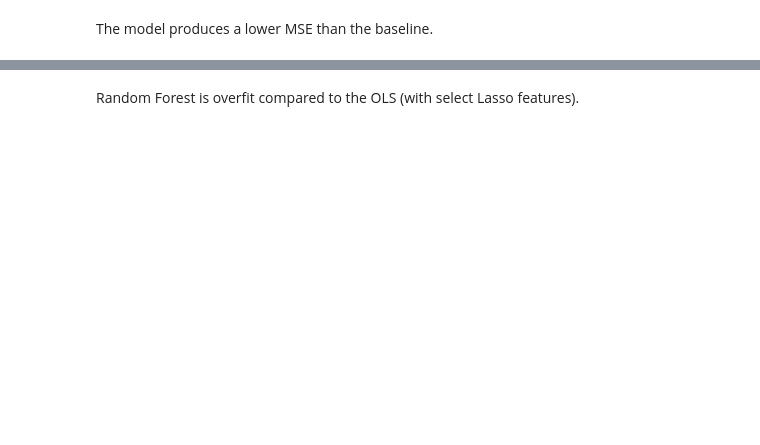
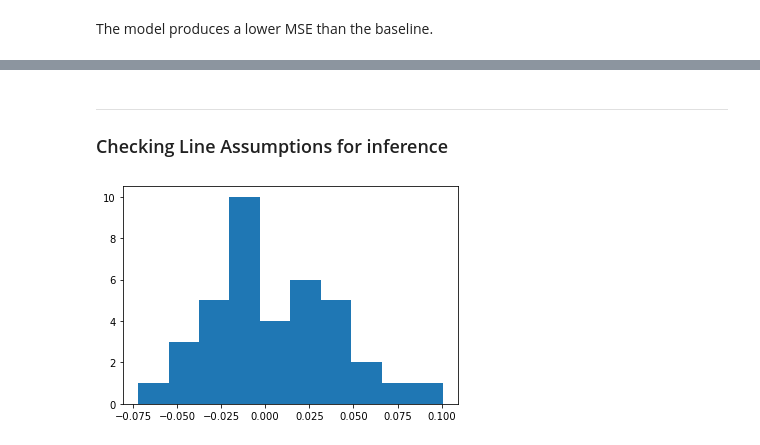
Before and after one commit to pemurp19/Predicting-HDI---Human-Development-Indicators, a Jupyter notebook: code/linear_regression.ipynb, the cells around one changed output, grey strips where cells are left out. Drawn from its saved outputs; the diff is of its cells as text; code cells hidden in the pictures; blank space fills up the shorter version.

```diff
--- a/code/linear_regression.ipynb
+++ b/code/linear_regression.ipynb
@@ -372,2 +361,5 @@ Training R-Squared: 0.917048356984706
-# %% [markdown]
-Random Forest is overfit compared to the OLS (with select Lasso features).
+# %% [markdown]
+-----
+### Checking Line Assumptions for inference
+# %%
+residuals = y_test - y_preds
@@ -373,0 +370,5 @@ Random Forest is overfit compared to the OLS (with select Lasso features).
+# %%
+# Normality assumption
+plt.hist(residuals, bins = 10);
+# %% [output]
+[figure, added]
```
Also changed, not shown: parts of 19 cells of this notebook, 2 other files.
